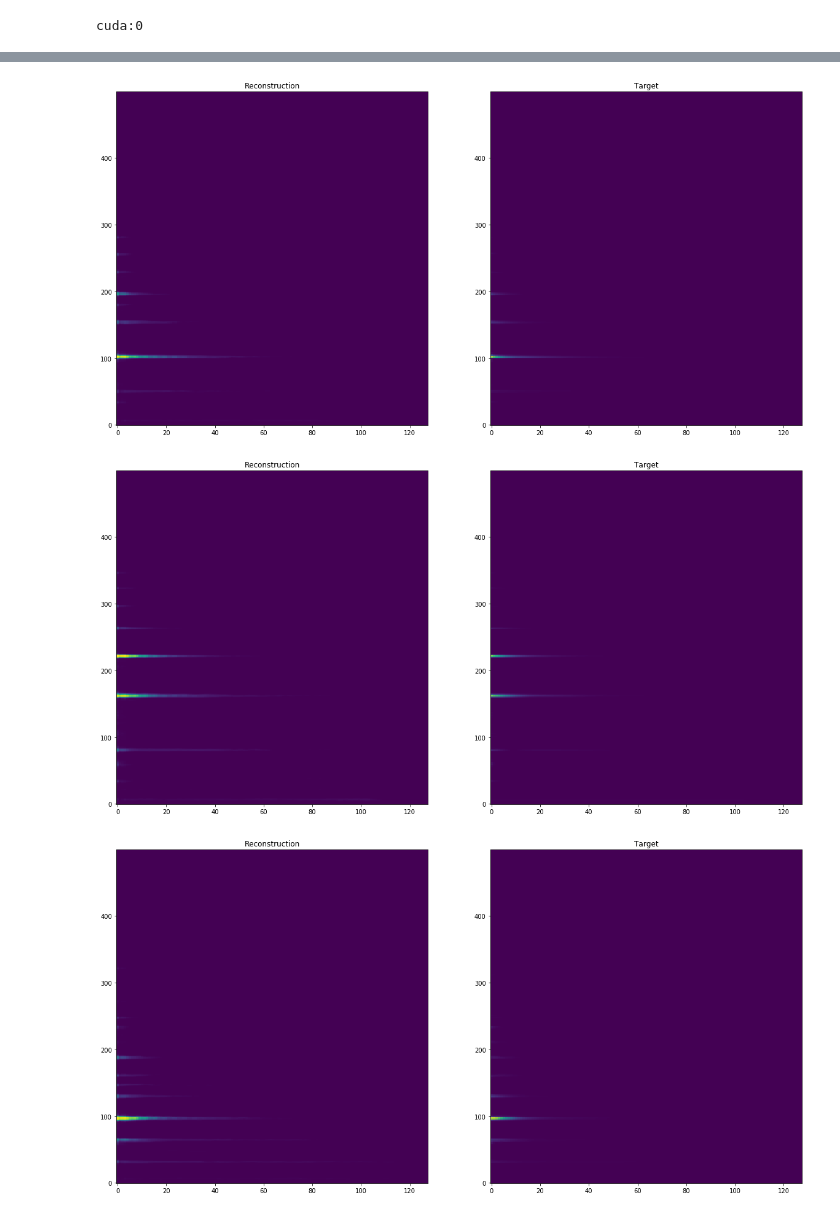
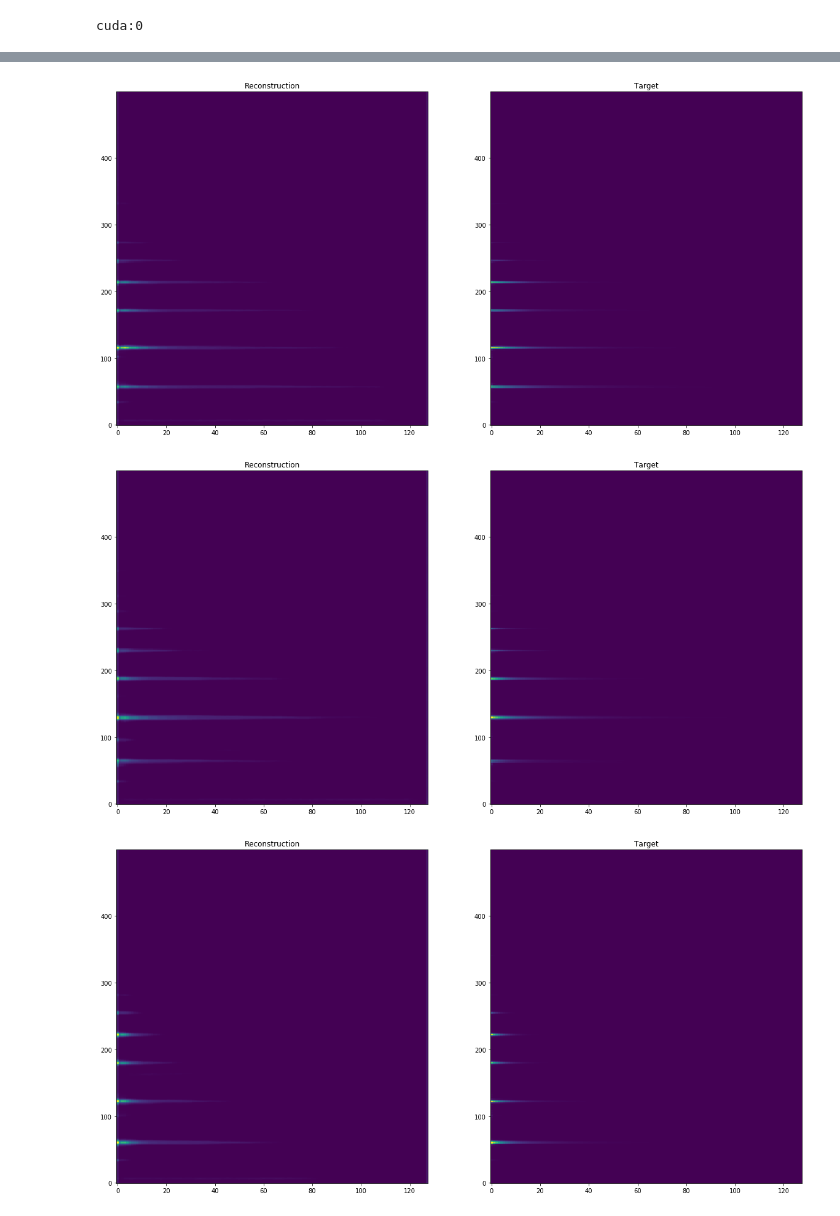
Before and after one commit to nebularnoise/serge, a Jupyter notebook: notebooks/guitar_chord_dataset.ipynb, the cells around one changed output, grey strips where cells are left out. Drawn from its saved outputs; the diff is of its cells as text; code cells hidden in the pictures.

Commit message:
Added final_model base

```diff
--- a/notebooks/guitar_chord_dataset.ipynb
+++ b/notebooks/guitar_chord_dataset.ipynb
@@ -163,7 +162,8 @@ device = torch.device("cuda:0" if torch.cuda.is_available() else "cpu")
 print(device)
 torch.cuda.empty_cache()
 
-model = WAE().to(device)
+#model = WAE().to(device)
+model = torch.load("model_1000_epoch.pt")
 # %% [output]
 cuda:0
 # %%
@@ -208,4 +208,8 @@ EPOCH 900, ERROR 0.010027
 # %%
+for idx,minibatch in enumerate(GCloader):
+    minibatch = minibatch.to(device)
+    break
+
 for idx in range(8):
     with torch.no_grad():
         s = model(minibatch).squeeze(1)
@@ -223,3 +227,3 @@ for idx in range(8):
-[figure, old version]
+[figure, new version]
-[figure, old version]
+[figure, new version]
-[figure, old version]
+[figure, new version]
```
Also changed, not shown: parts of 3 cells of this notebook, 1 other file.
